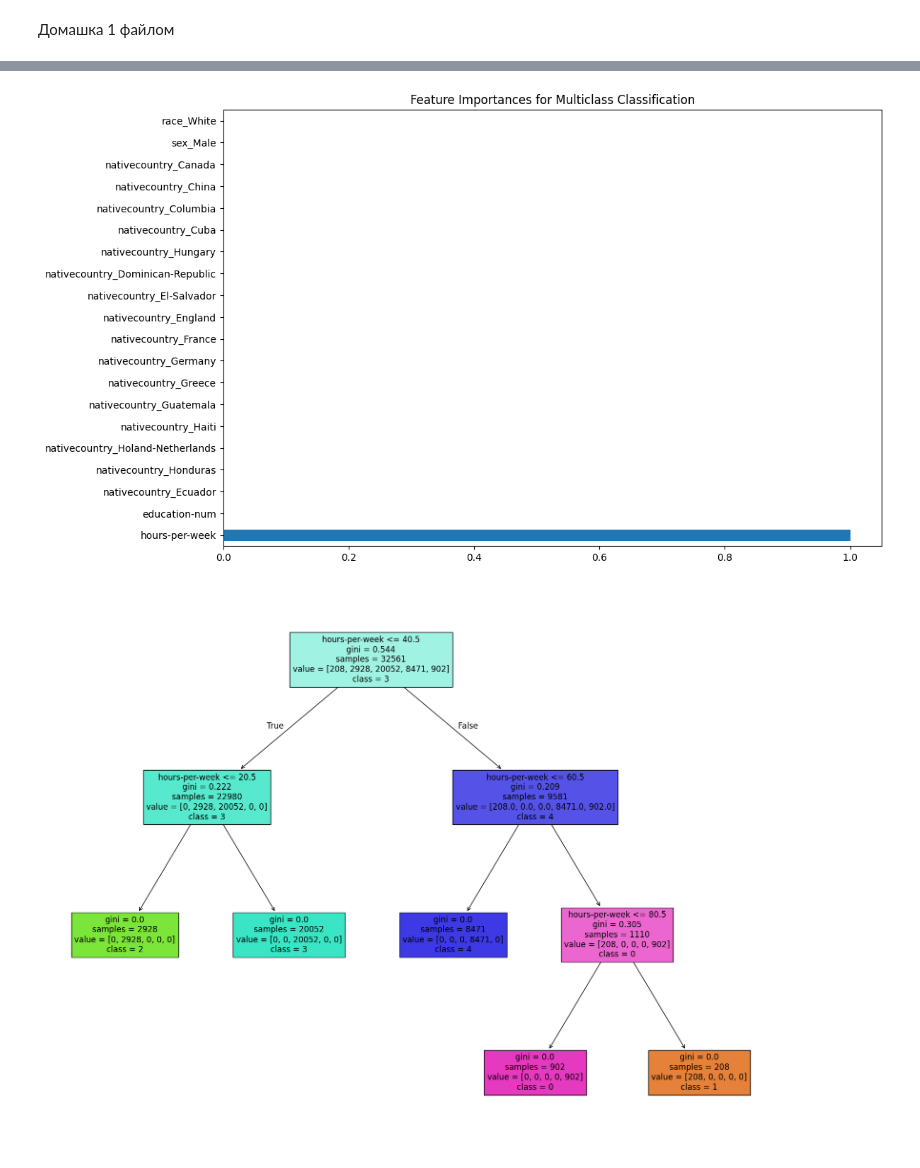
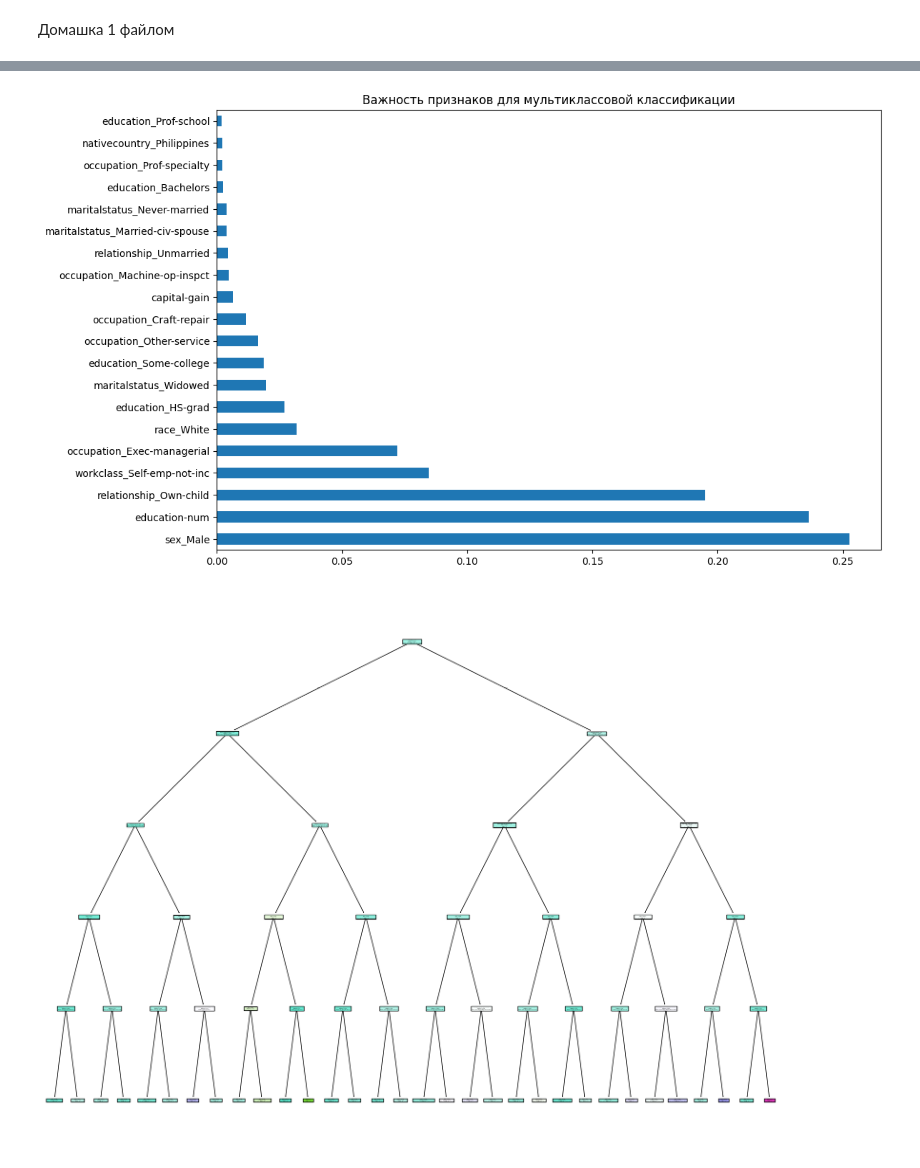
Before and after one commit to omat1k/mlvvsu, a Jupyter notebook: lab4/lab4.ipynb, the cells around one changed output, grey strips where cells are left out. Cells and saved outputs as stored; diff of their text form; code cells hidden in the pictures.

```diff
--- a/lab4/lab4.ipynb
+++ b/lab4/lab4.ipynb
@@ -419,7 +419,7 @@ category_columns = df.select_dtypes(include=['object']).columns.tolist()
 df[category_columns] = df[category_columns].astype('category')
 
 # One-Hot Encoding
-X = pd.get_dummies(df.drop(['old_employers', 'income >50K', 'age'], axis=1), drop_first=True)
+X = pd.get_dummies(df.drop(['old_employers', 'income >50K', 'age', 'hours-per-week'], axis=1), drop_first=True)
 y_binary = df['old_employers']
 
 # Формируем мультиклассовую переменную
@@ -470,10 +470,10 @@ X_under_binary, y_under_binary = under_sampler.fit_resample(X, y_binary)
 
 binary_model = DecisionTreeClassifier(random_state=42, max_depth=5)
 
-print("Binary Classification with SMOTE:")
+print("Бинарная классификация с использованием SMOTE:")
 print(cross_validation(X_smote_binary, y_smote_binary, binary_model))
 
-print("\nBinary Classification with Undersampling:")
+print("\nБинарная классификация с использованием андерсэмплинга:")
 print(cross_validation(X_under_binary, y_under_binary, binary_model))
 
 # Мультиклассовая классификация
@@ -482,10 +482,10 @@ X_under_multi, y_under_multi = under_sampler.fit_resample(X, y_multi)
 
 multi_model = DecisionTreeClassifier(random_state=42, max_depth=5)
 
-print("\nMulticlass Classification with SMOTE:")
+print("\nМультиклассовая классификация с использованием SMOTE:")
 print(cross_validation(X_smote_multi, y_smote_multi, multi_model))
 
-print("\nMulticlass Classification with Undersampling:")
+print("\nМультиклассовая классификация с использованием андерсэмплинга:")
 print(cross_validation(X_under_multi, y_under_multi, multi_model))
 
 # Важность признаков
@@ -494,7 +494,7 @@ feature_importances = pd.Series(multi_model.feature_importances_, index=X.column
 
 plt.figure(figsize=(12, 8))
 feature_importances.head(20).plot(kind='barh')
-plt.title("Feature Importances for Multiclass Classification")
+plt.title("Важность признаков для мультиклассовой классификации")
 plt.show()
 
 # Визуализация дерева
@@ -516,2 +516,2 @@ Multiclass Classification with Undersampling:
-[figure, old version]
+[figure, new version]
-[figure, old version]
+[figure, new version]
```
Also changed, not shown: parts of 1 cell of this notebook.
